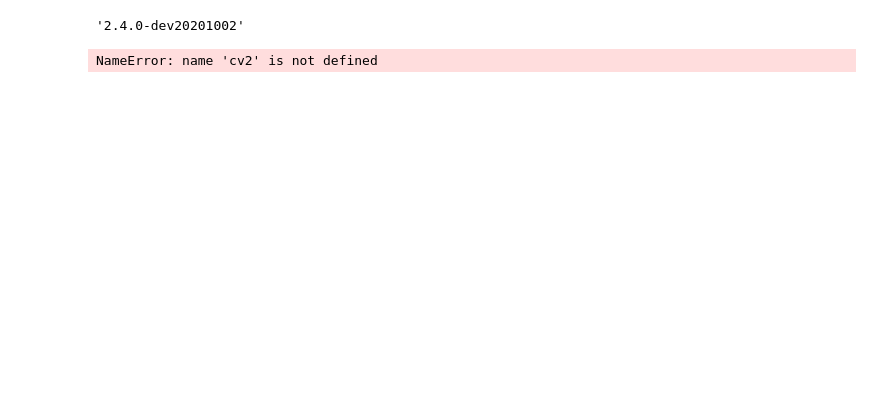
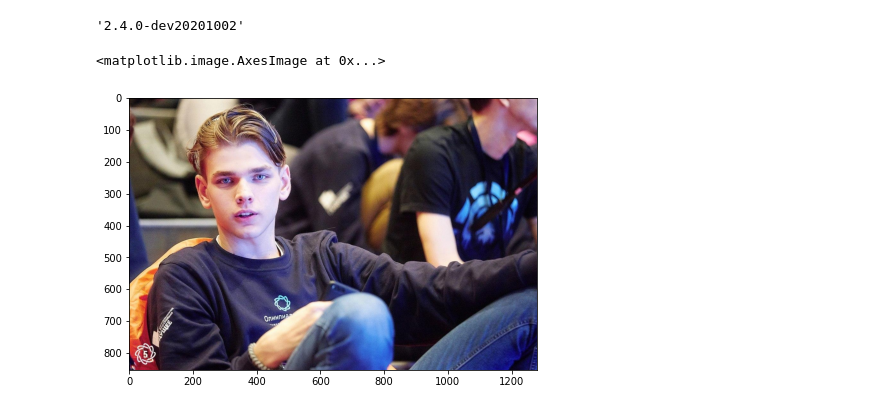
Before and after one commit to LeonidMurashov/nti-cv, a Jupyter notebook: mobilenet-cascade.ipynb, the cells around one changed output. Cells and saved outputs as stored; diff of their text form; code cells hidden in the pictures; blank space fills up the shorter version.

```diff
--- a/mobilenet-cascade.ipynb
+++ b/mobilenet-cascade.ipynb
@@ -14,13 +15,14 @@ tf.__version__
 # %%
 model = tf.keras.models.load_model(model_path)
 # %%
-img = cv2.imread('data/img6.jpg')
+img = cv2.imread('data/img2.jpg')
 img = cv2.cvtColor(img, cv2.COLOR_RGB2BGR)
 
 plt.figure(figsize=(10, 5))
 plt.imshow(img)
 # %% [output]
-NameError: name 'cv2' is not defined
+<matplotlib.image.AxesImage at 0x...>
+[figure, added]
 # %%
 patches_coords = [[x, x + model_input_size[0], y, y + model_input_size[1]]
                    for x in range(0, img.shape[0], model_input_size[0])
```
Also changed, not shown: parts of 10 cells of this notebook, 2 other files.
